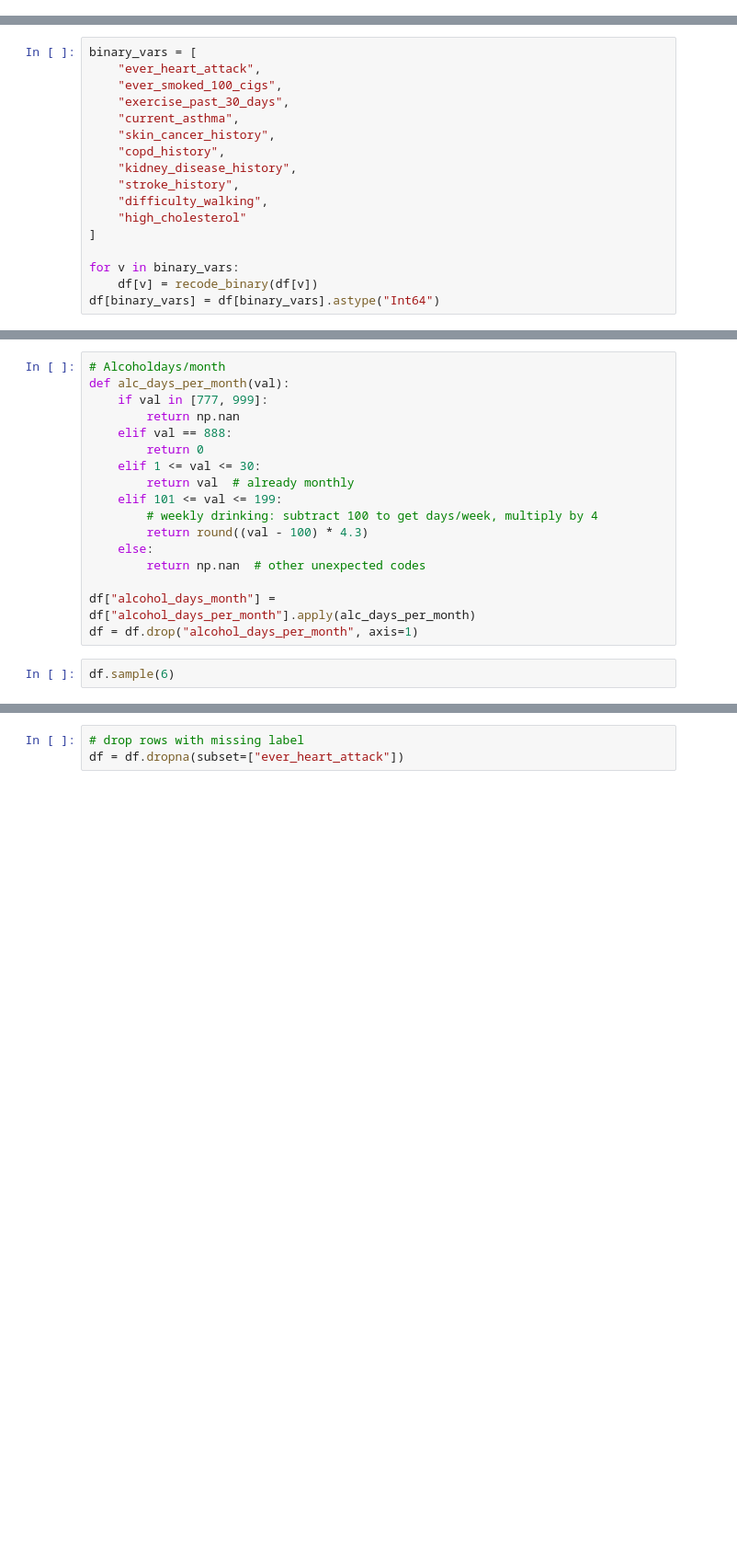
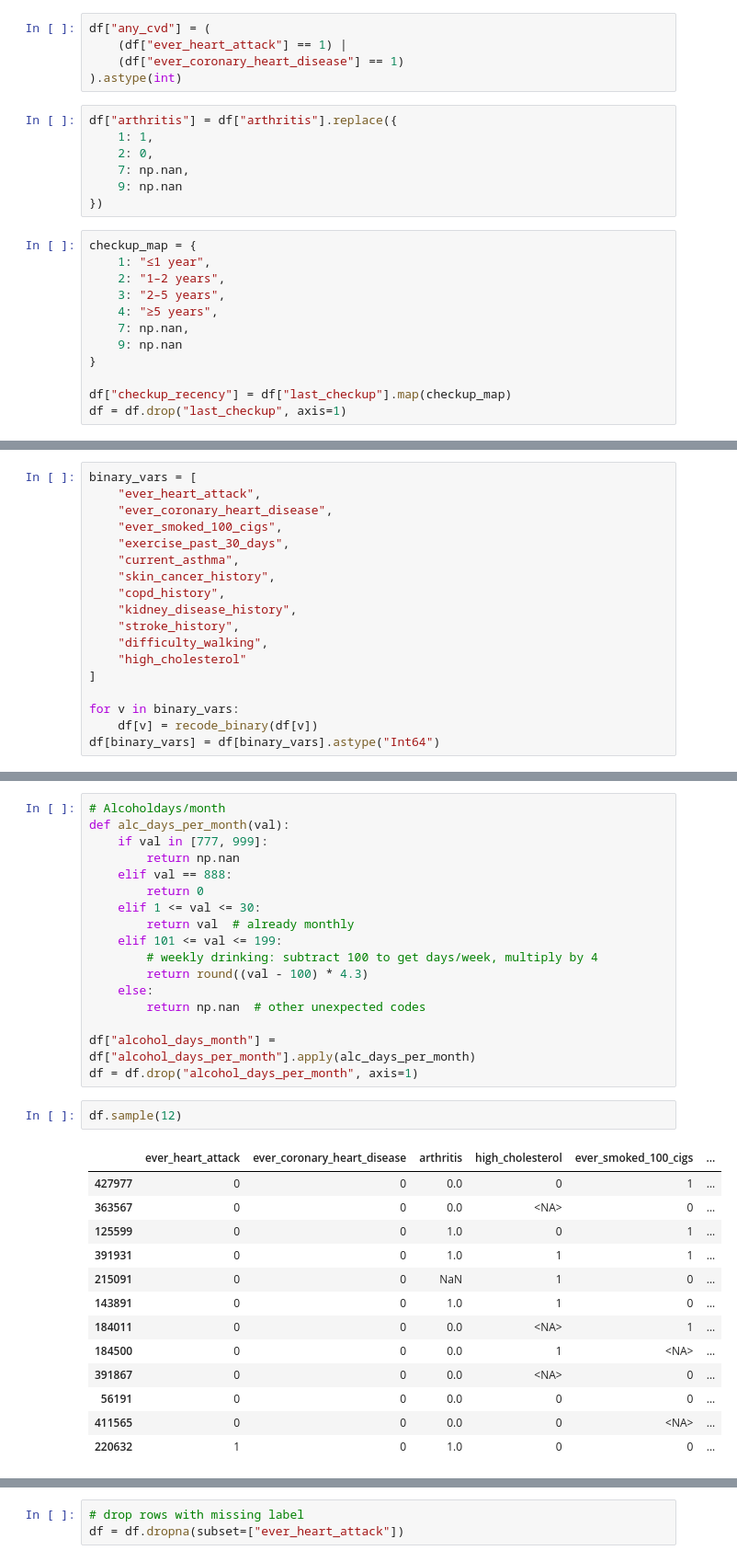
Before and after one commit to NadineJac/LoveYourHeart, a Jupyter notebook: notebooks/clean_brfss2023.ipynb, the cells around one changed output, grey strips where cells are left out. Shown at 92% size. Saved outputs shown, nothing was run; the diff lists cells and outputs as text; blank space fills up the shorter version.

```diff
--- a/notebooks/clean_brfss2023.ipynb
+++ b/notebooks/clean_brfss2023.ipynb
@@ -58,3 +85,27 @@ df.head()
+# %%
+df["any_cvd"] = (
+    (df["ever_heart_attack"] == 1) |
+    (df["ever_coronary_heart_disease"] == 1)
+).astype(int)
+# %%
+df["arthritis"] = df["arthritis"].replace({
+    1: 1,
+    2: 0,
+    7: np.nan,
+    9: np.nan
+})
+# %%
+checkup_map = {
+    1: "≤1 year",
+    2: "1–2 years",
+    3: "2–5 years",
+    4: "≥5 years",
+    7: np.nan,
+    9: np.nan
+}
+
+df["checkup_recency"] = df["last_checkup"].map(checkup_map)
+df = df.drop("last_checkup", axis=1)
 # %%
 # walking difficulty
 df["difficulty_walking"] = df["difficulty_walking"].replace({
@@ -83,6 +132,7 @@ def recode_binary(series):
 # %%
 binary_vars = [
     "ever_heart_attack",
+    "ever_coronary_heart_disease",
     "ever_smoked_100_cigs",
     "exercise_past_30_days",
     "current_asthma",
@@ -215,4 +272,18 @@ def alc_days_per_month(val):
 df["alcohol_days_month"] = df["alcohol_days_per_month"].apply(alc_days_per_month)
 df = df.drop("alcohol_days_per_month", axis=1)
 # %%
-df.sample(6)
+df.sample(12)
+# %% [output]
+|  | ever_heart_attack | ever_coronary_heart_disease | arthritis | high_cholesterol | ever_smoked_100_cigs | ... |
+| 427977 | 0 | 0 | 0.0 | 0 | 1 | ... |
+| 363567 | 0 | 0 | 0.0 | <NA> | 0 | ... |
+| 125599 | 0 | 0 | 1.0 | 0 | 1 | ... |
+| 391931 | 0 | 0 | 1.0 | 1 | 1 | ... |
+| 215091 | 0 | 0 | NaN | 1 | 0 | ... |
+| 143891 | 0 | 0 | 1.0 | 1 | 0 | ... |
+| 184011 | 0 | 0 | 0.0 | <NA> | 1 | ... |
+| 184500 | 0 | 0 | 0.0 | 1 | <NA> | ... |
+| 391867 | 0 | 0 | 0.0 | <NA> | 0 | ... |
+| 56191 | 0 | 0 | 0.0 | 0 | 0 | ... |
+| 411565 | 0 | 0 | 0.0 | 0 | <NA> | ... |
+| 220632 | 1 | 0 | 1.0 | 0 | 0 | ... |
```
Also changed, not shown: parts of 10 cells of this notebook, 1 other file.
